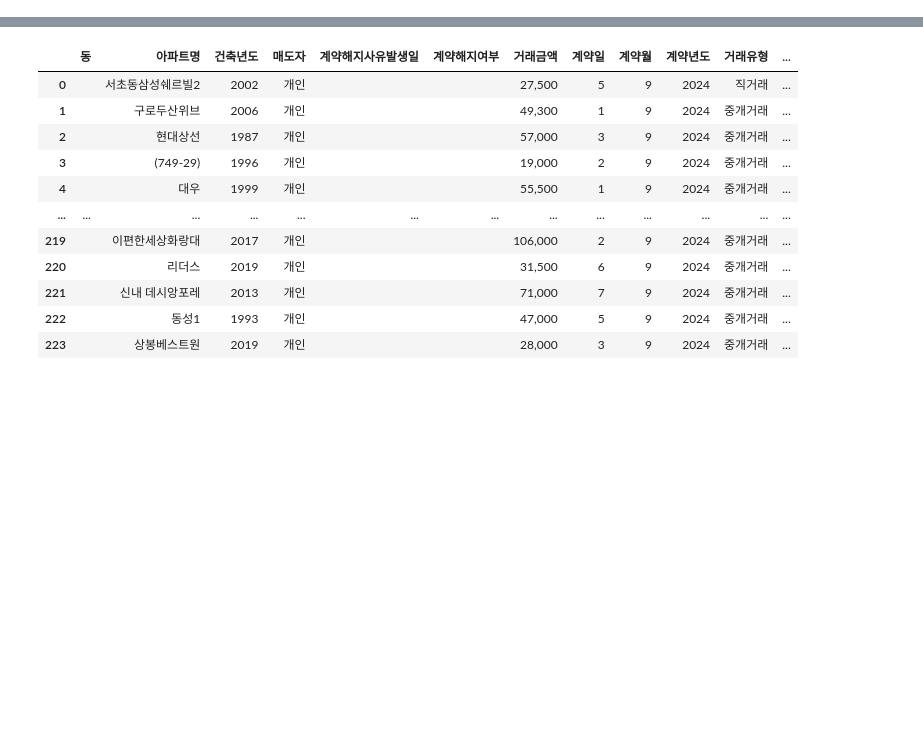
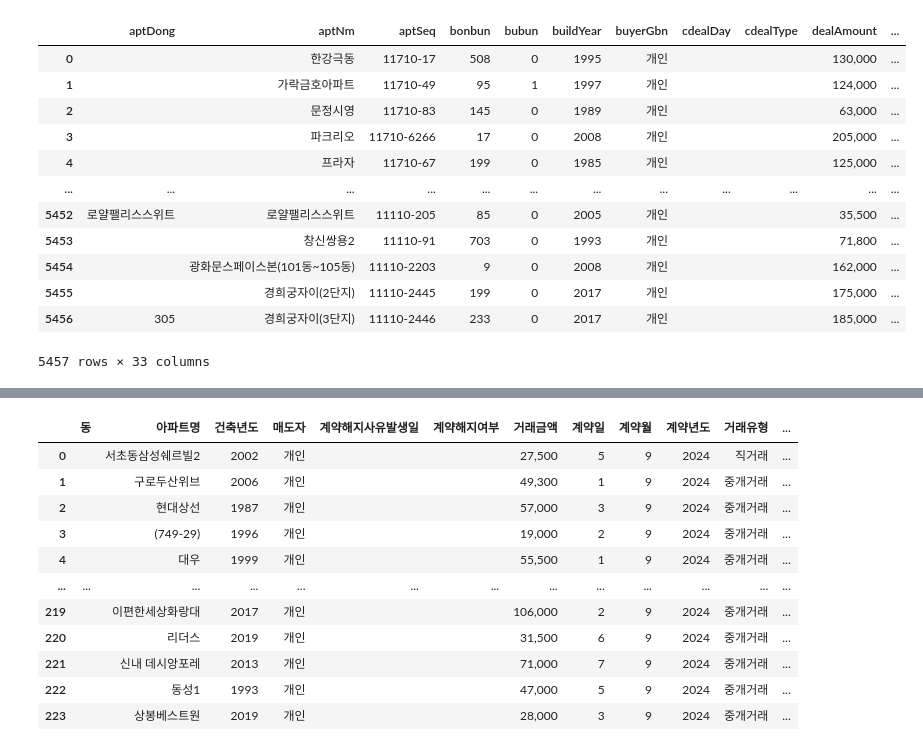
Before and after one commit to aiqwe/apt_trade, a Jupyter notebook: notebook.ipynb, the cells around one changed output, grey strips where cells are left out. Saved outputs shown, nothing was run; the diff lists cells and outputs as text; code cells hidden in the pictures; blank space fills up the shorter version.

```diff
--- a/notebook.ipynb
+++ b/notebook.ipynb
@@ -2,0 +78,16 @@ import pandas as pd
+# %%
+df[~df['date_id'].str.contains('2024-08')]
+# %% [output]
+|  | aptDong | aptNm | aptSeq | bonbun | bubun | buildYear | buyerGbn | cdealDay | cdealType | dealAmount | ... |
+| 0 |  | 한강극동 | 11710-17 | 508 | 0 | 1995 | 개인 |  |  | 130,000 | ... |
+| 1 |  | 가락금호아파트 | 11710-49 | 95 | 1 | 1997 | 개인 |  |  | 124,000 | ... |
+| 2 |  | 문정시영 | 11710-83 | 145 | 0 | 1989 | 개인 |  |  | 63,000 | ... |
+| 3 |  | 파크리오 | 11710-6266 | 17 | 0 | 2008 | 개인 |  |  | 205,000 | ... |
+| 4 |  | 프라자 | 11710-67 | 199 | 0 | 1985 | 개인 |  |  | 125,000 | ... |
+| ... | ... | ... | ... | ... | ... | ... | ... | ... | ... | ... | ... |
+| 5452 | 로얄팰리스스위트 | 로얄팰리스스위트 | 11110-205 | 85 | 0 | 2005 | 개인 |  |  | 35,500 | ... |
+| 5453 |  | 창신쌍용2 | 11110-91 | 703 | 0 | 1993 | 개인 |  |  | 71,800 | ... |
+| 5454 |  | 광화문스페이스본(101동~105동) | 11110-2203 | 9 | 0 | 2008 | 개인 |  |  | 162,000 | ... |
+| 5455 |  | 경희궁자이(2단지) | 11110-2445 | 199 | 0 | 2017 | 개인 |  |  | 175,000 | ... |
+| 5456 | 305 | 경희궁자이(3단지) | 11110-2446 | 233 | 0 | 2017 | 개인 |  |  | 185,000 | ... |
+5457 rows × 33 columns
```
Also changed, not shown: parts of 18 cells of this notebook, 18 other files.
